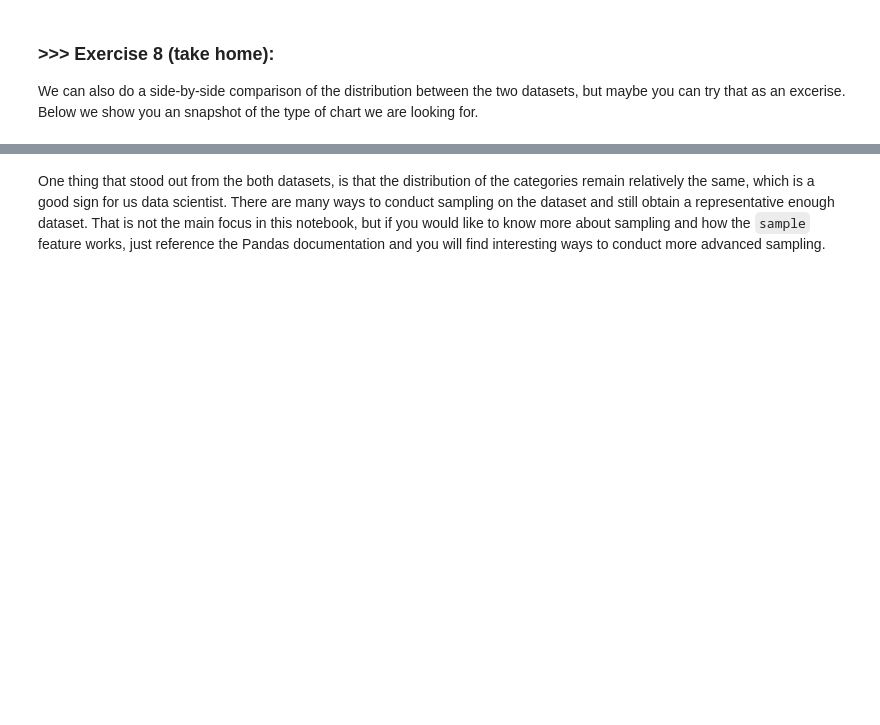
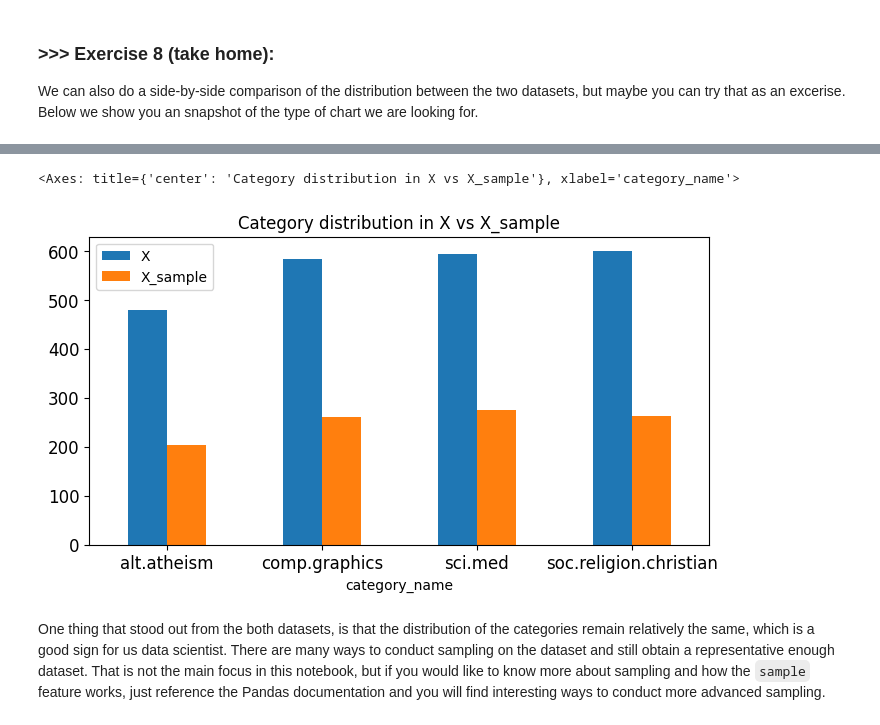
Before and after one commit to robins114/dm2025-lab1-exercise, a Jupyter notebook: DM2025-Lab1-Master.ipynb, the cells around one changed output, grey strips where cells are left out. Drawn from its saved outputs; the diff is of its cells as text; code cells hidden in the pictures; blank space fills up the shorter version.

```diff
--- a/DM2025-Lab1-Master.ipynb
+++ b/DM2025-Lab1-Master.ipynb
@@ -853,3 +858,18 @@ We can also do a side-by-side comparison of the distribution between the two dat
+# %%
+# Connect the Counts for all categories
+counts_df = pd.DataFrame({
+    'X': X['category_name'].value_counts(),
+    'X_sample': X_sample['category_name'].value_counts()
+})
+
+# Plot the data
+counts_df.plot(kind='bar',
+               title='Category distribution in X vs X_sample',
+               ylim=[0, X['category_name'].value_counts().max() + 30],
+               rot=0, fontsize=12, figsize=(8,4))
+# %% [output]
+<Axes: title={'center': 'Category distribution in X vs X_sample'}, xlabel='category_name'>
+[figure, added]
 # %% [markdown]
 One thing that stood out from the both datasets, is that the distribution of the categories remain relatively the same, which is a good sign for us data scientist. There are many ways to conduct sampling on the dataset and still obtain a representative enough dataset. That is not the main focus in this notebook, but if you would like to know more about sampling and how the `sample` feature works, just reference the Pandas documentation and you will find interesting ways to conduct more advanced sampling.
 # %% [markdown]
```
Also changed, not shown: parts of 31 cells of this notebook.
